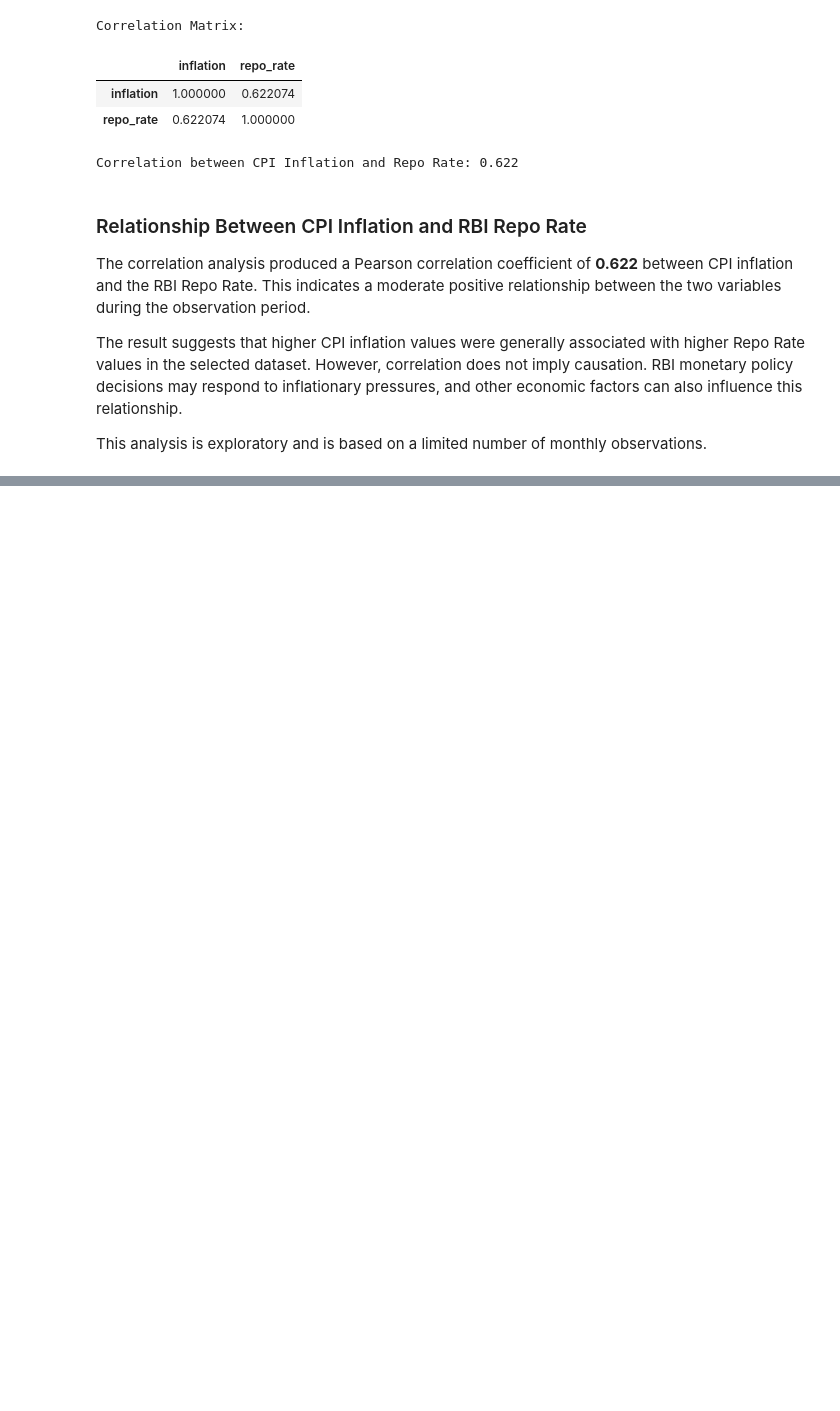
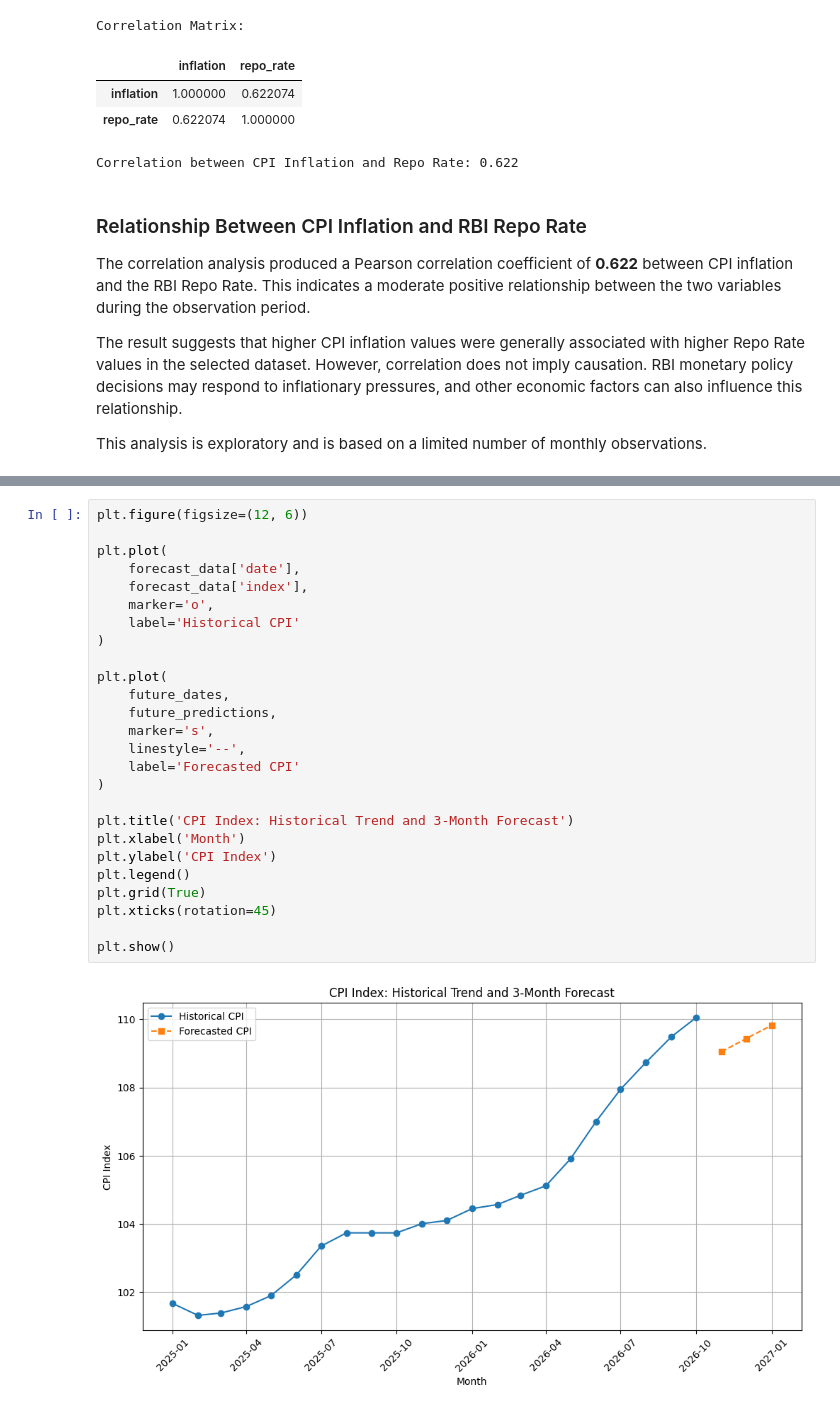
Before and after one commit to alwinbshaji/indian-economic-data-analysis-inflation-forecasting, a Jupyter notebook: Data_collection.ipynb, the cells around one changed output, grey strips where cells are left out. Cells and saved outputs as stored; diff of their text form; blank space fills up the shorter version.

```diff
--- a/Data_collection.ipynb
+++ b/Data_collection.ipynb
@@ -1875,0 +2096,28 @@ This analysis is exploratory and is based on a limited number of monthly observa
+# %%
+plt.figure(figsize=(12, 6))
+
+plt.plot(
+    forecast_data['date'],
+    forecast_data['index'],
+    marker='o',
+    label='Historical CPI'
+)
+
+plt.plot(
+    future_dates,
+    future_predictions,
+    marker='s',
+    linestyle='--',
+    label='Forecasted CPI'
+)
+
+plt.title('CPI Index: Historical Trend and 3-Month Forecast')
+plt.xlabel('Month')
+plt.ylabel('CPI Index')
+plt.legend()
+plt.grid(True)
+plt.xticks(rotation=45)
+
+plt.show()
+# %% [output]
+[figure, added]
```
Also changed, not shown: parts of 14 cells of this notebook.
